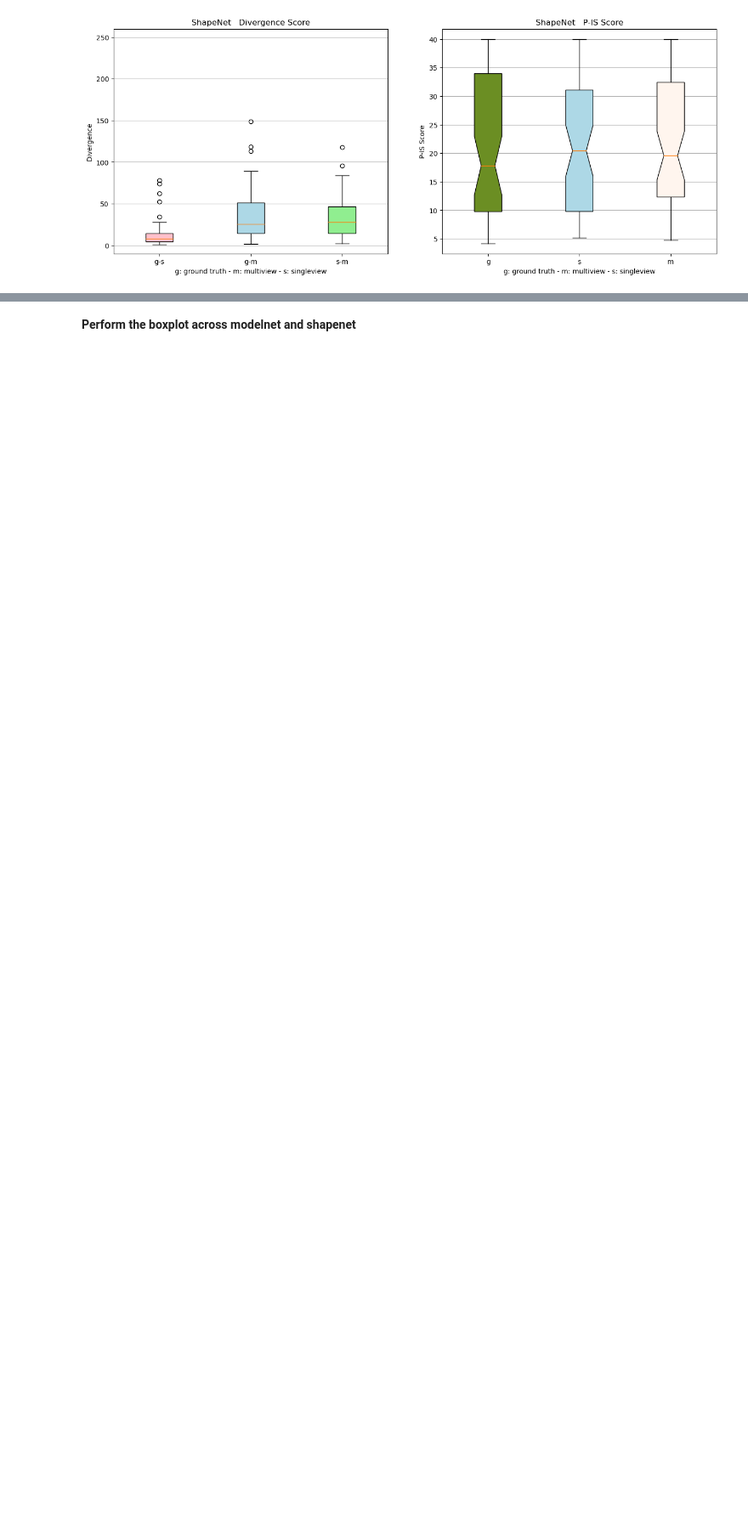
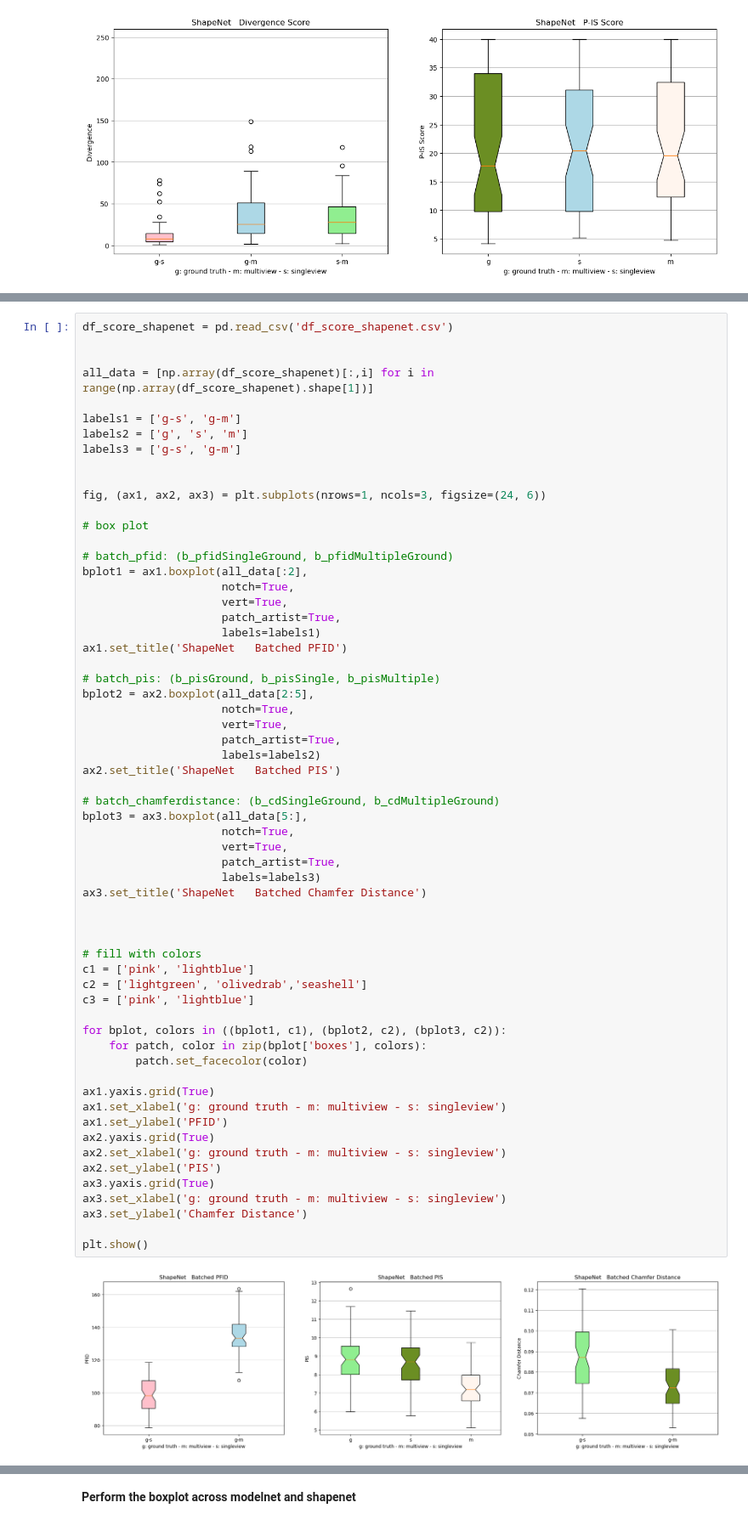
Before and after one commit to r1cc4r2o/point-e, a Jupyter notebook: notebooks/4_plotTheResults.ipynb, the cells around one changed output, grey strips where cells are left out. Shown at 85% size. Saved outputs shown, nothing was run; the diff lists cells and outputs as text; blank space fills up the shorter version.

Commit message:
update plot

```diff
--- a/notebooks/4_plotTheResults.ipynb
+++ b/notebooks/4_plotTheResults.ipynb
@@ -232,0 +236,63 @@ plt.show()
+# %%
+df_score_shapenet = pd.read_csv('df_score_shapenet.csv')
+
+
+all_data = [np.array(df_score_shapenet)[:,i] for i in range(np.array(df_score_shapenet).shape[1])]
+
+labels1 = ['g-s', 'g-m']
+labels2 = ['g', 's', 'm']
+labels3 = ['g-s', 'g-m']
+
+
+fig, (ax1, ax2, ax3) = plt.subplots(nrows=1, ncols=3, figsize=(24, 6))
+
+# box plot
+
+# batch_pfid: (b_pfidSingleGround, b_pfidMultipleGround)
+bplot1 = ax1.boxplot(all_data[:2],
+                     notch=True,
+                     vert=True,
+                     patch_artist=True,
+                     labels=labels1)
+ax1.set_title('ShapeNet   Batched PFID')
+
+# batch_pis: (b_pisGround, b_pisSingle, b_pisMultiple)
+bplot2 = ax2.boxplot(all_data[2:5],
+                     notch=True,
+                     vert=True,
+                     patch_artist=True,
+                     labels=labels2)
+ax2.set_title('ShapeNet   Batched PIS')
+
+# batch_chamferdistance: (b_cdSingleGround, b_cdMultipleGround)
+bplot3 = ax3.boxplot(all_data[5:],
+                     notch=True,
+                     vert=True,
+                     patch_artist=True,
+                     labels=labels3)
+ax3.set_title('ShapeNet   Batched Chamfer Distance')
+
+
+
+# fill with colors
+c1 = ['pink', 'lightblue']
+c2 = ['lightgreen', 'olivedrab','seashell']
+c3 = ['pink', 'lightblue']
+
+for bplot, colors in ((bplot1, c1), (bplot2, c2), (bplot3, c2)):
+    for patch, color in zip(bplot['boxes'], colors):
+        patch.set_facecolor(color)
+
+ax1.yaxis.grid(True)
+ax1.set_xlabel('g: ground truth - m: multiview - s: singleview')
+ax1.set_ylabel('PFID')
+ax2.yaxis.grid(True)
+ax2.set_xlabel('g: ground truth - m: multiview - s: singleview')
+ax2.set_ylabel('PIS')
+ax3.yaxis.grid(True)
+ax3.set_xlabel('g: ground truth - m: multiview - s: singleview')
+ax3.set_ylabel('Chamfer Distance')
+
+plt.show()
+# %% [output]
+[figure, added]
```
Also changed, not shown: parts of 4 cells of this notebook.
